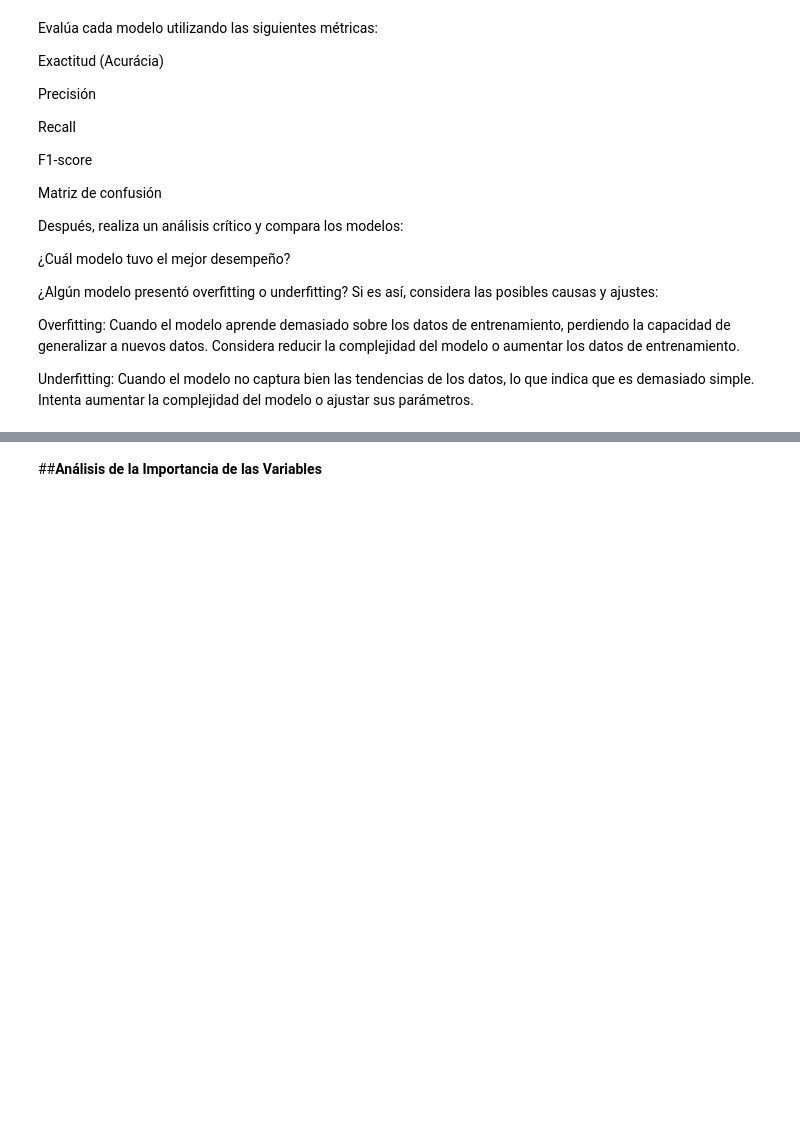
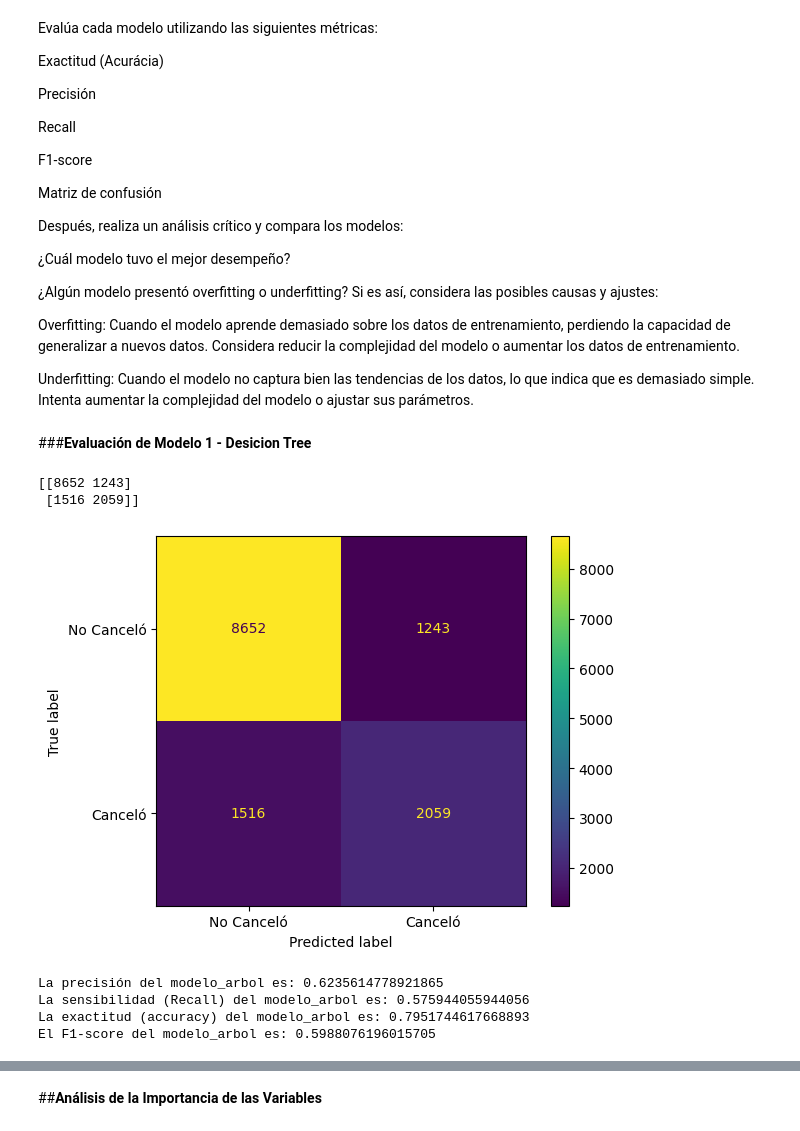
Before and after one commit to Nore-gibhub/Challenge3_TelecomX_part2, a Jupyter notebook: challenge3.ipynb, the cells around one changed output, grey strips where cells are left out. Cells and saved outputs as stored; diff of their text form; code cells hidden in the pictures; blank space fills up the shorter version.

```diff
--- a/challenge3.ipynb
+++ b/challenge3.ipynb
@@ -438,3 +441,37 @@ Después, realiza un análisis crítico y compara los modelos:
 Overfitting: Cuando el modelo aprende demasiado sobre los datos de entrenamiento, perdiendo la capacidad de generalizar a nuevos datos. Considera reducir la complejidad del modelo o aumentar los datos de entrenamiento.
 
 Underfitting: Cuando el modelo no captura bien las tendencias de los datos, lo que indica que es demasiado simple. Intenta aumentar la complejidad del modelo o ajustar sus parámetros.
+# %% [markdown]
+###**Evaluación de Modelo 1 - Desicion Tree**
+# %%
+#confusion matrix
+
+from sklearn.metrics import confusion_matrix
+
+y_previsto1 = modelo_arbol.predict(X_val)
+matriz_confusion1 = confusion_matrix(y_val,y_previsto1)
+print(matriz_confusion1)
+# %% [output]
+[[8652 1243]
+ [1516 2059]]
+# %%
+from sklearn.metrics import ConfusionMatrixDisplay
+
+visualizacion1 = ConfusionMatrixDisplay(confusion_matrix = matriz_confusion1, display_labels=['No Canceló','Canceló'])
+visualizacion1.plot();
+# %% [output]
+[figure, added]
+# %%
+#Exactitud, precisión y recall (sensibilidad).
+
+from sklearn.metrics import accuracy_score, precision_score, recall_score, f1_score
+
+print(f'La precisión del modelo_arbol es: {precision_score(y_val,y_previsto1)}')
+print(f'La sensibilidad (Recall) del modelo_arbol es: {recall_score(y_val,y_previsto1)}')
+print(f'La exactitud (accuracy) del modelo_arbol es: {accuracy_score(y_val,y_previsto1)}')
+print(f'El F1-score del modelo_arbol es: {f1_score(y_val,y_previsto1)}')
+# %% [output]
+La precisión del modelo_arbol es: 0.6235614778921865
+La sensibilidad (Recall) del modelo_arbol es: 0.575944055944056
+La exactitud (accuracy) del modelo_arbol es: 0.7951744617668893
+El F1-score del modelo_arbol es: 0.5988076196015705
```
Also changed, not shown: parts of 51 cells of this notebook.
